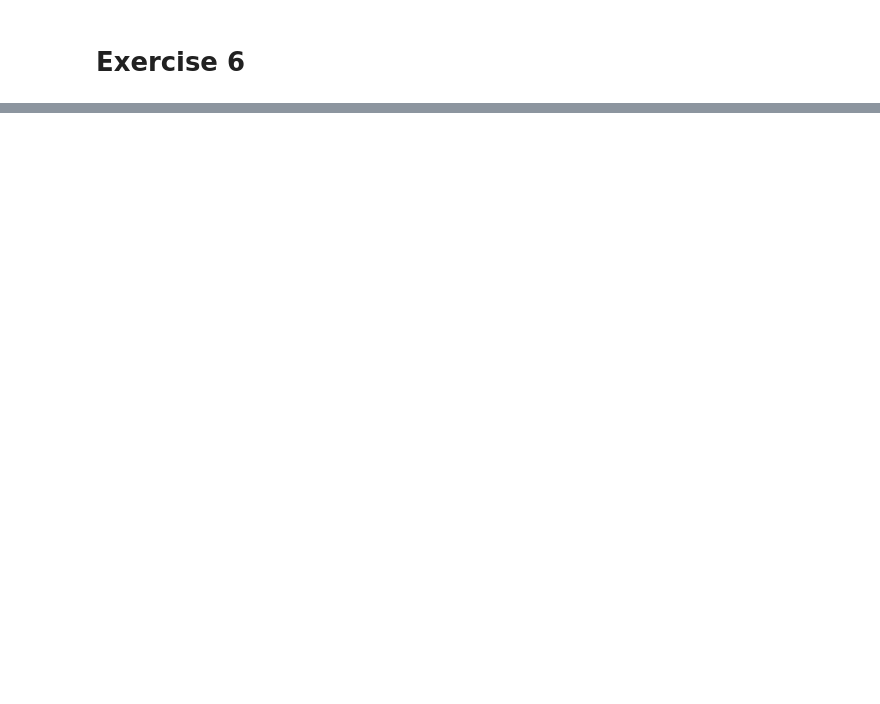
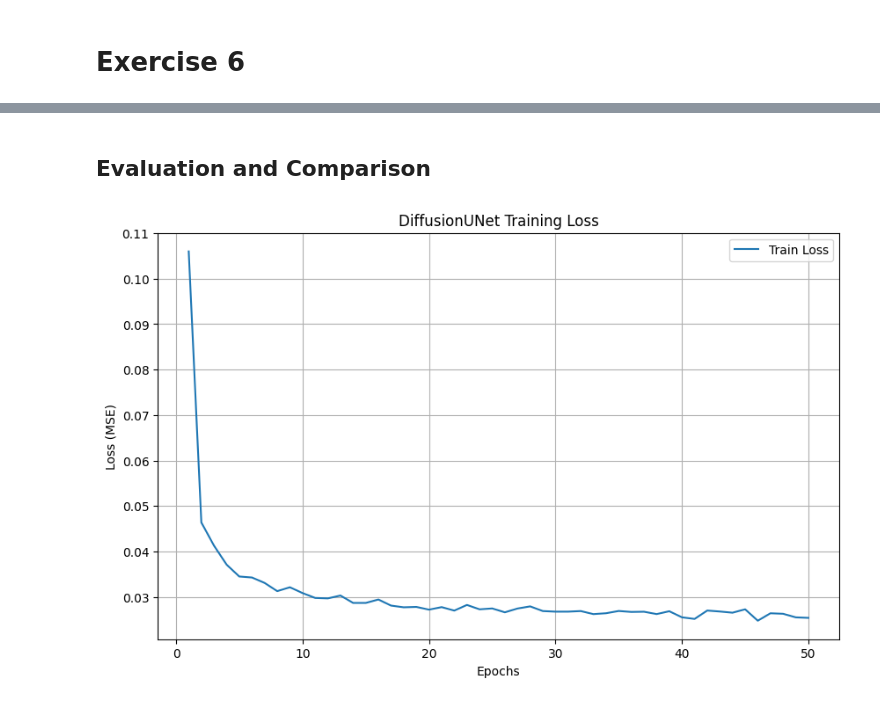
Before and after one commit to federico-rosatelli/vision-systems, a Jupyter notebook: Exercise6/exercise6.ipynb, the cells around one changed output, grey strips where cells are left out. Drawn from its saved outputs; the diff is of its cells as text; code cells hidden in the pictures; blank space fills up the shorter version.

```diff
--- a/Exercise6/exercise6.ipynb
+++ b/Exercise6/exercise6.ipynb
@@ -150,27 +209,3 @@ class DDPM:
         model.train()
         x = (x.clamp(-1, 1) + 1) / 2
         return x
-# %%
-epochs = 50
-model = DiffusionUNet().to(device)
-optimizer = torch.optim.AdamW(model.parameters(), lr=2e-4)
-ddpm = DDPM(device)
-mse = nn.MSELoss()
-
-for epoch in range(epochs):
-    epoch_loss = 0
-    for images, _ in train_loader:
-        images = images.to(device)
-        t = torch.randint(0, ddpm.n_steps, (images.shape[0],)).to(device)
-
-        noisy_images, noise = ddpm.noise_image(images, t)
-        predicted_noise = model(noisy_images, t)
-        loss = mse(noise, predicted_noise)
-
-        optimizer.zero_grad()
-        loss.backward()
-        optimizer.step()
-
-        epoch_loss += loss.item()
-
-    print(f"Epoch {epoch+1}/{epochs} | Loss: {epoch_loss/len(train_loader):.4f}")
@@ -177,3 +265,17 @@ for epoch in range(epochs):
+# %% [markdown]
+## Evaluation and Comparison
+# %%
+import matplotlib.pyplot as plt
+plt.figure(figsize=(10, 6))
+plt.plot(range(1, epochs + 1), train_loss_history, label="Train Loss")
+plt.xlabel("Epochs")
+plt.ylabel("Loss (MSE)")
+plt.title("DiffusionUNet Training Loss")
+plt.legend()
+plt.grid(True)
+plt.show()
+# %% [output]
+[figure, added]
 # %%
 sampled_images = ddpm.sample(model, n=16, size=img_size)
 
```
Also changed, not shown: parts of 8 cells of this notebook.
